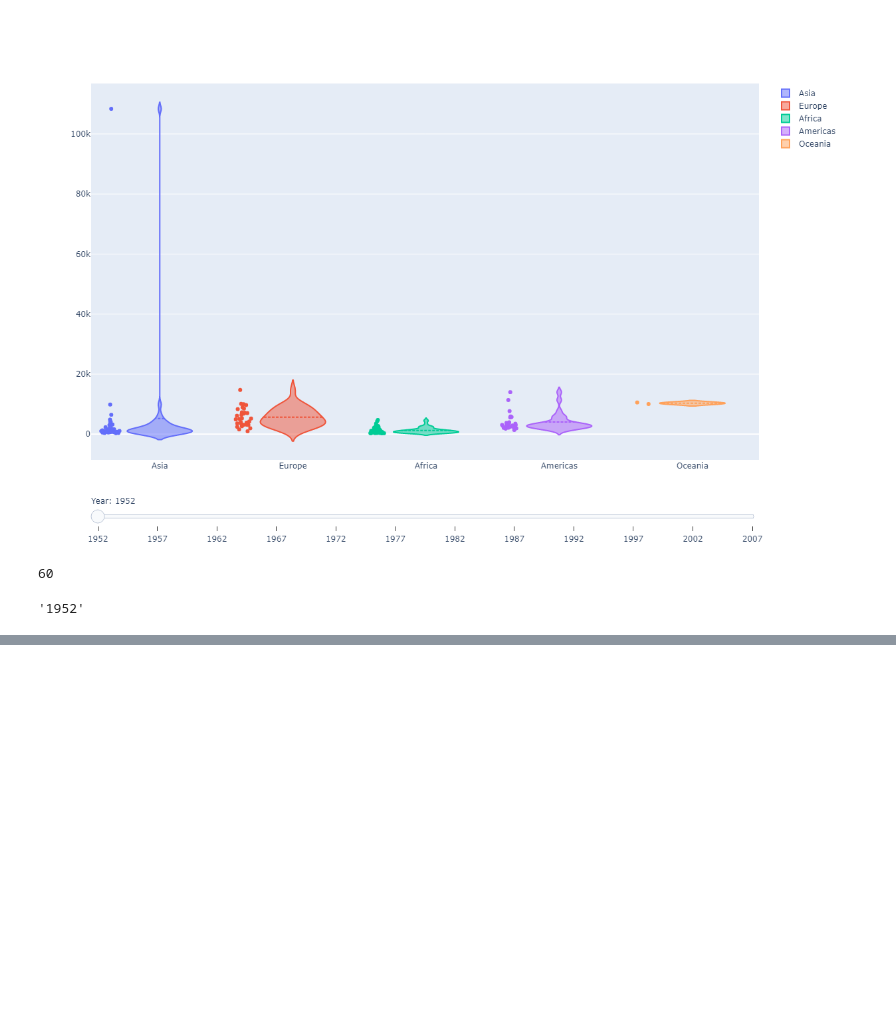
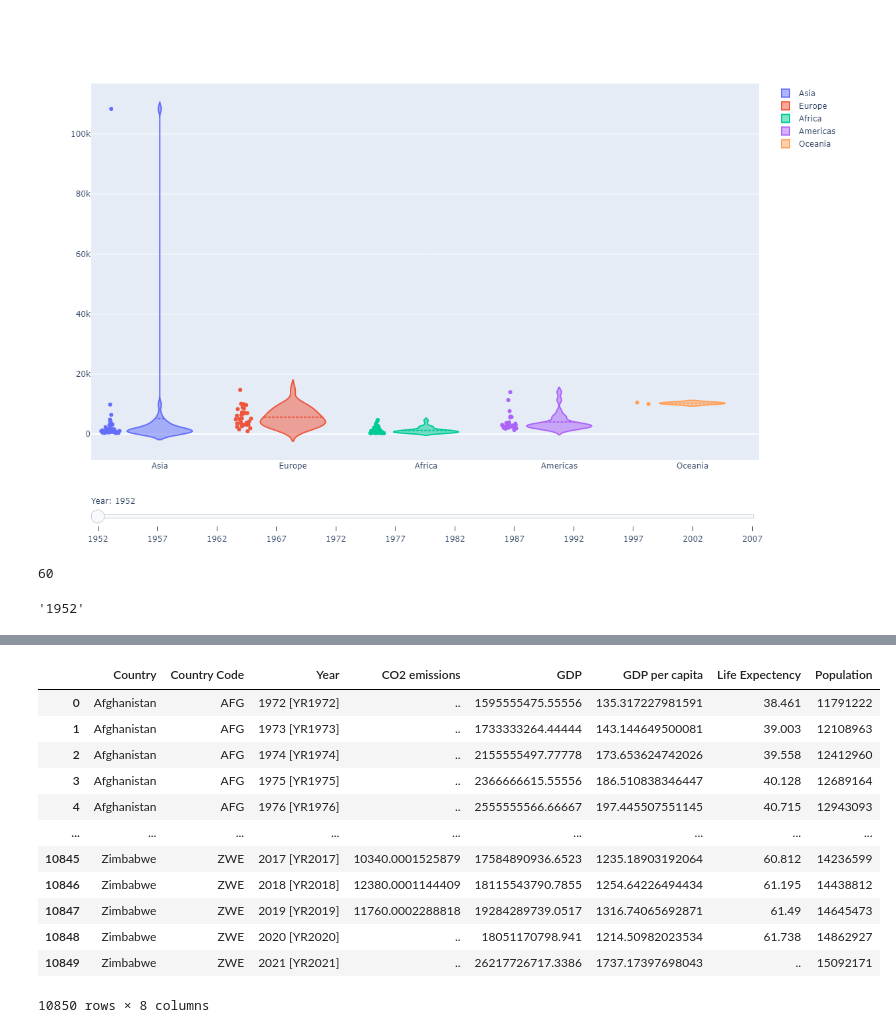
Before and after one commit to dastbek/Lesson-Note, a Jupyter notebook: Stats/distribution-interpretation.ipynb, the cells around one changed output, grey strips where cells are left out. Cells and saved outputs as stored; diff of their text form; code cells hidden in the pictures; blank space fills up the shorter version.

```diff
--- a/Stats/distribution-interpretation.ipynb
+++ b/Stats/distribution-interpretation.ipynb
@@ -103,0 +163,25 @@ str(data['year'].unique()[0])
+# %%
+data = data.drop(["Series Code"], axis=1) # dropping Series Code
+# %%
+data = data.dropna().pivot(values = ["value"], index = ['Country Name', 'Country Code', 'year'], columns = ['Series Name'])
+# %%
+data = data.reset_index()
+# %%
+data.columns = data.columns.to_flat_index()
+# %%
+data.columns = ["Country", "Country Code", "Year", "CO2 emissions", "GDP", "GDP per capita", "Life Expectency", "Population"]
+data
+# %% [output]
+|  | Country | Country Code | Year | CO2 emissions | GDP | GDP per capita | Life Expectency | Population |
+| 0 | Afghanistan | AFG | 1972 [YR1972] | .. | 1595555475.55556 | 135.317227981591 | 38.461 | 11791222 |
+| 1 | Afghanistan | AFG | 1973 [YR1973] | .. | 1733333264.44444 | 143.144649500081 | 39.003 | 12108963 |
+| 2 | Afghanistan | AFG | 1974 [YR1974] | .. | 2155555497.77778 | 173.653624742026 | 39.558 | 12412960 |
+| 3 | Afghanistan | AFG | 1975 [YR1975] | .. | 2366666615.55556 | 186.510838346447 | 40.128 | 12689164 |
+| 4 | Afghanistan | AFG | 1976 [YR1976] | .. | 2555555566.66667 | 197.445507551145 | 40.715 | 12943093 |
+| ... | ... | ... | ... | ... | ... | ... | ... | ... |
+| 10845 | Zimbabwe | ZWE | 2017 [YR2017] | 10340.0001525879 | 17584890936.6523 | 1235.18903192064 | 60.812 | 14236599 |
+| 10846 | Zimbabwe | ZWE | 2018 [YR2018] | 12380.0001144409 | 18115543790.7855 | 1254.64226494434 | 61.195 | 14438812 |
+| 10847 | Zimbabwe | ZWE | 2019 [YR2019] | 11760.0002288818 | 19284289739.0517 | 1316.74065692871 | 61.49 | 14645473 |
+| 10848 | Zimbabwe | ZWE | 2020 [YR2020] | .. | 18051170798.941 | 1214.50982023534 | 61.738 | 14862927 |
+| 10849 | Zimbabwe | ZWE | 2021 [YR2021] | .. | 26217726717.3386 | 1737.17397698043 | .. | 15092171 |
+10850 rows × 8 columns
```
Also changed, not shown: parts of 13 cells of this notebook, 10 other files.
